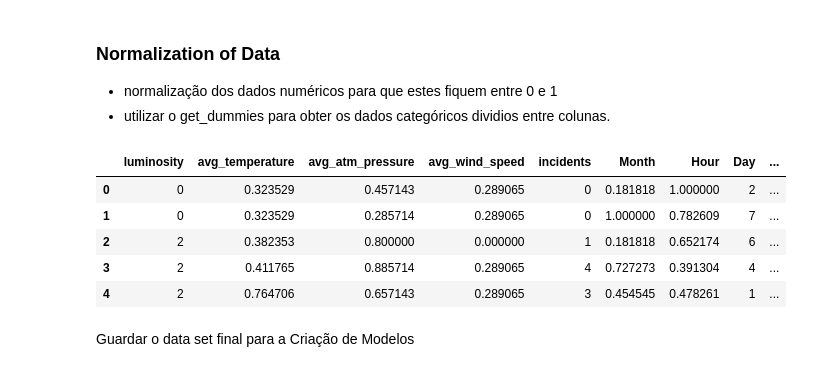
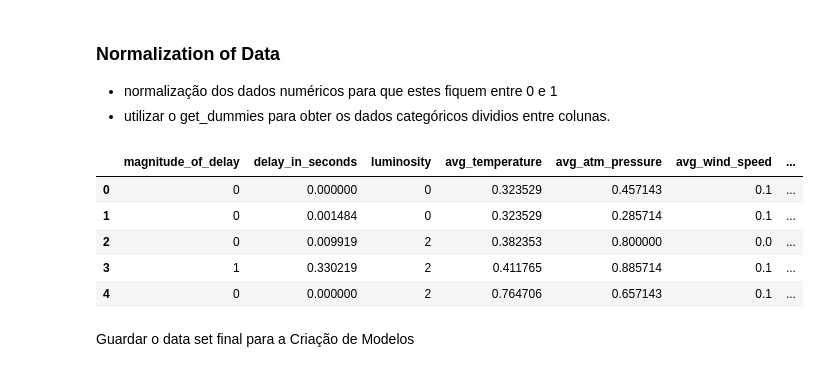
Before and after one commit to bohdan167/DAA, a Jupyter notebook: Datasets_&_Notebooks/Competition/PrepareData.ipynb, the cells around one changed output. Cells and saved outputs as stored; diff of their text form; code cells hidden in the pictures.

```diff
--- a/Datasets_&_Notebooks/Competition/PrepareData.ipynb
+++ b/Datasets_&_Notebooks/Competition/PrepareData.ipynb
@@ -253,11 +253,11 @@ Antes de remover mais colunas vamos transformar valores categóricos para poder
 traffic["incidents"] = traffic['incidents'].replace({'None' : 0, 'Low' : 1, 'Medium' : 2, 'High' : 3, 'Very_High' : 4}).astype(int)
 traffic["luminosity"] = traffic['luminosity'].replace({'DARK' : 0, 'LOW_LIGHT' : 1, 'LIGHT' : 2}).astype(int)
 traffic["avg_rain"] = traffic['avg_rain'].replace({'Sem Chuva' : 0, 'chuva fraca' : 1, 'chuva moderada' : 2, 'chuva forte' : 3}).astype(int)
-#traffic["magnitude_of_delay"] = traffic['magnitude_of_delay'].replace({'UNDEFINED' : 0, 'MAJOR' : 1, 'MODERATE' : 2}).astype(int)
+traffic["magnitude_of_delay"] = traffic['magnitude_of_delay'].replace({'UNDEFINED' : 0, 'MAJOR' : 1, 'MODERATE' : 2}).astype(int)
 
 test["luminosity"] = test['luminosity'].replace({'DARK' : 0, 'LOW_LIGHT' : 1, 'LIGHT' : 2}).astype(int)
 test["avg_rain"] = test['avg_rain'].replace({'Sem Chuva' : 0, 'chuva fraca' : 1, 'chuva moderada' : 2, 'chuva forte' : 3}).astype(int)
-#test["magnitude_of_delay"] = test['magnitude_of_delay'].replace({'UNDEFINED' : 0, 'MAJOR' : 1, 'MODERATE' : 2}).astype(int)
+test["magnitude_of_delay"] = test['magnitude_of_delay'].replace({'UNDEFINED' : 0, 'MAJOR' : 1, 'MODERATE' : 2}).astype(int)
 
 traffic.head()
 # %% [output]
@@ -309,9 +309,9 @@ sns.heatmap(traffic.corr(), annot = True, cmap='coolwarm')
 Analisando agora a matriz de correlação, podemos obeservar que a coluna 'delay_in_seconds' não possue uma relação forte de correlação com a variável 'incidents' e como tem uma skewness e kurtosis muito elevada então podemos remover esta features
 Além disso, 'avg_rain' 95% dos dados é sempre 'Sem chuva' e esta feature tem forte correlação com a 'avg_atm_pressure' pelo que também vamos remover.
 # %%
-traffic.drop(['delay_in_seconds'], axis=1, inplace=True)
+#traffic.drop(['delay_in_seconds'], axis=1, inplace=True)
 traffic.drop(['avg_rain'], axis=1, inplace=True)
-test.drop(['delay_in_seconds'], axis=1, inplace=True)
+#test.drop(['delay_in_seconds'], axis=1, inplace=True)
 test.drop(['avg_rain'], axis=1, inplace=True)
 traffic.shape
 # %% [output]
@@ -332,3 +332,9 @@ print(f"Kurtosis: {traffic['avg_wind_speed'].kurt()}")
 Skewness: 0.15859215034127128
 Kurtosis: -0.8858931530700036
 [figure]
+# %%
+#Skewness
+traffic['delay_in_seconds'] = np.log1p(traffic['delay_in_seconds'])
+test['delay_in_seconds'] = np.log1p(test['delay_in_seconds'])
+
+#Kurtosis
@@ -440,0 +463,11 @@ sns.heatmap(traffic.corr(), annot = True, cmap='coolwarm')
+# %%
+# substitui os outliers pela média
+def replace(group):
+    mean, std = group.mean(), group.std()
+    outliers = (group - mean).abs() > 1*std
+    group[outliers] = mean        # or "group[~outliers].mean()"
+    return group
+
+traffic['delay_in_seconds'] = traffic.groupby('incidents')['delay_in_seconds'].transform(replace)
+plt.subplots(figsize=(8,8))
+ax = sns.boxplot(x=traffic["incidents"], y=traffic["delay_in_seconds"])
@@ -465,27 +500,27 @@ ax = sns.boxplot(x=traffic["incidents"])
 * utilizar o get_dummies para obter os dados categóricos dividios entre colunas.
 # %%
 min_max_scaler = preprocessing.MinMaxScaler(feature_range=(0,1))
-#traffic[['delay_in_seconds']] = min_max_scaler.fit_transform(traffic[['delay_in_seconds']])
+traffic[['delay_in_seconds']] = min_max_scaler.fit_transform(traffic[['delay_in_seconds']])
 traffic[['avg_temperature']] = min_max_scaler.fit_transform(traffic[['avg_temperature']])
 traffic[['avg_atm_pressure']] = min_max_scaler.fit_transform(traffic[['avg_atm_pressure']])
 traffic['avg_wind_speed'] = min_max_scaler.fit_transform(traffic[['avg_wind_speed']])
 traffic[["Hour"]] = min_max_scaler.fit_transform(traffic[["Hour"]])
 traffic[["Month"]] = min_max_scaler.fit_transform(traffic[["Month"]])
 
-#test[['delay_in_seconds']] = min_max_scaler.fit_transform(test[['delay_in_seconds']])
+test[['delay_in_seconds']] = min_max_scaler.fit_transform(test[['delay_in_seconds']])
 test[['avg_temperature']] = min_max_scaler.fit_transform(test[['avg_temperature']])
 test[['avg_atm_pressure']] = min_max_scaler.fit_transform(test[['avg_atm_pressure']])
 test['avg_wind_speed'] = min_max_scaler.fit_transform(test[['avg_wind_speed']])
 test[["Hour"]] = min_max_scaler.fit_transform(test[["Hour"]])
 test[["Month"]] = min_max_scaler.fit_transform(test[["Month"]])
 traffic.head()
 # %% [output]
-|  | luminosity | avg_temperature | avg_atm_pressure | avg_wind_speed | incidents | Month | Hour | Day | ... |
-| 0 | 0 | 0.323529 | 0.457143 | 0.289065 | 0 | 0.181818 | 1.000000 | 2 | ... |
-| 1 | 0 | 0.323529 | 0.285714 | 0.289065 | 0 | 1.000000 | 0.782609 | 7 | ... |
-| 2 | 2 | 0.382353 | 0.800000 | 0.000000 | 1 | 0.181818 | 0.652174 | 6 | ... |
-| 3 | 2 | 0.411765 | 0.885714 | 0.289065 | 4 | 0.727273 | 0.391304 | 4 | ... |
-| 4 | 2 | 0.764706 | 0.657143 | 0.289065 | 3 | 0.454545 | 0.478261 | 1 | ... |
+|  | magnitude_of_delay | delay_in_seconds | luminosity | avg_temperature | avg_atm_pressure | avg_wind_speed | ... |
+| 0 | 0 | 0.000000 | 0 | 0.323529 | 0.457143 | 0.1 | ... |
+| 1 | 0 | 0.001484 | 0 | 0.323529 | 0.285714 | 0.1 | ... |
+| 2 | 0 | 0.009919 | 2 | 0.382353 | 0.800000 | 0.0 | ... |
+| 3 | 1 | 0.330219 | 2 | 0.411765 | 0.885714 | 0.1 | ... |
+| 4 | 0 | 0.000000 | 2 | 0.764706 | 0.657143 | 0.1 | ... |
 # %%
 traffic_aux = traffic.drop(['incidents'], axis=1)
 traffic_aux = pd.get_dummies(traffic_aux, drop_first = True)
```
Also changed, not shown: parts of 15 cells of this notebook, 4 other files.
